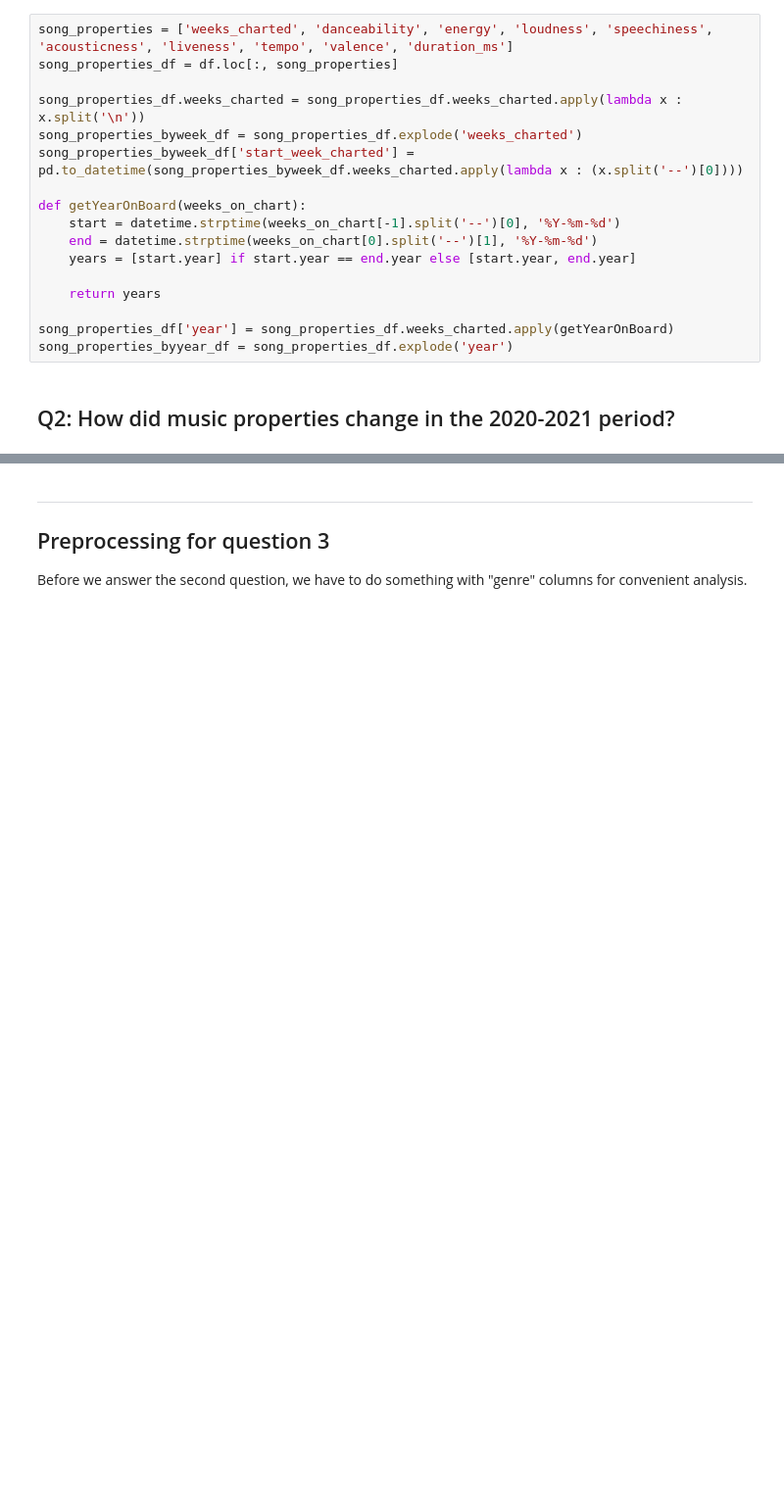
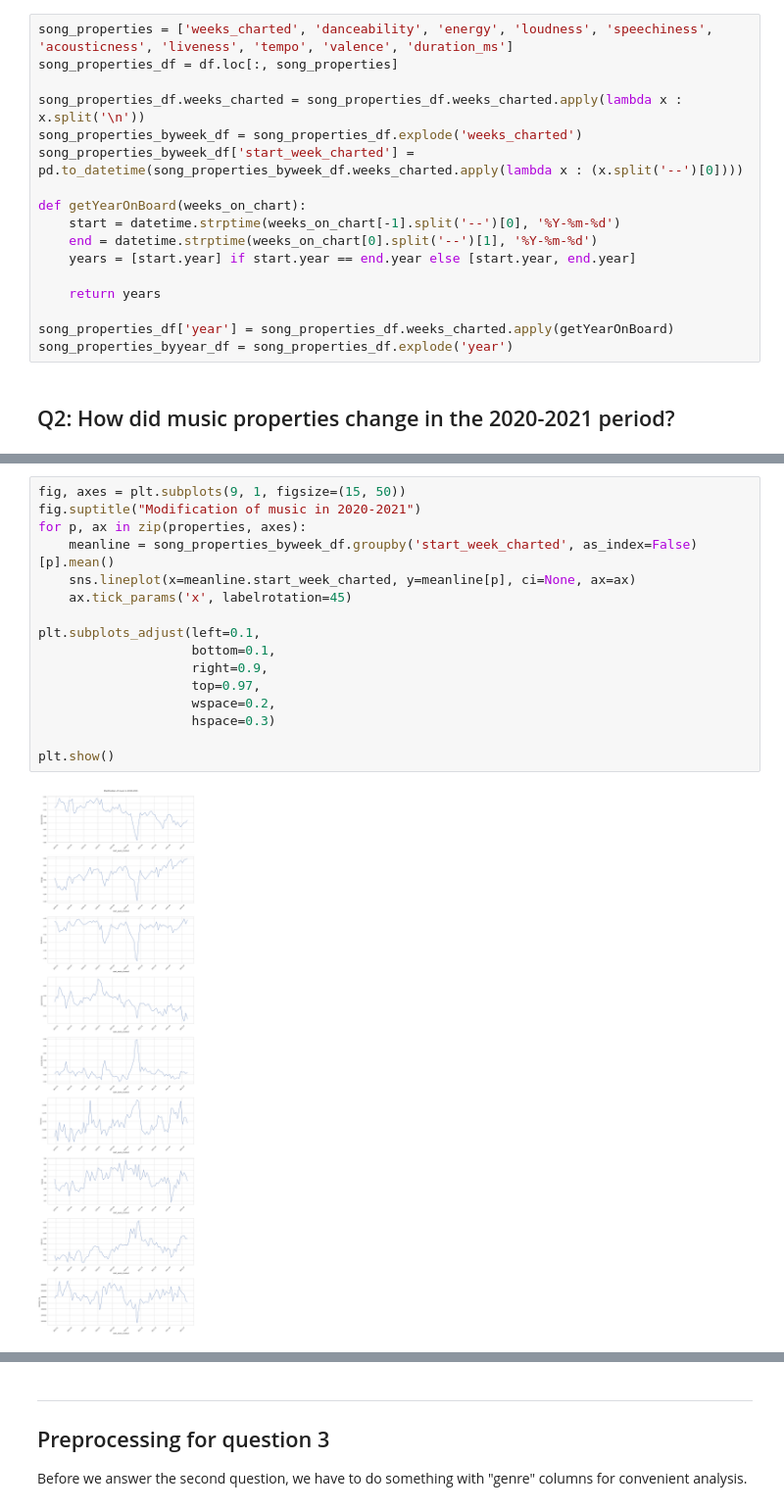
Before and after one commit to TrungTechh/HCMUS_CSC17104-Final-project, a Jupyter notebook: Final_project.ipynb, the cells around one changed output, grey strips where cells are left out. Shown at 98% size. Cells and saved outputs as stored; diff of their text form; blank space fills up the shorter version.

```diff
--- a/Final_project.ipynb
+++ b/Final_project.ipynb
@@ -530,2 +544,20 @@ plt.show()
+# %%
+fig, axes = plt.subplots(9, 1, figsize=(15, 50))
+fig.suptitle("Modification of music in 2020-2021")
+for p, ax in zip(properties, axes):
+    meanline = song_properties_byweek_df.groupby('start_week_charted', as_index=False)[p].mean()
+    sns.lineplot(x=meanline.start_week_charted, y=meanline[p], ci=None, ax=ax)
+    ax.tick_params('x', labelrotation=45)
+
+plt.subplots_adjust(left=0.1,
+                    bottom=0.1,
+                    right=0.9,
+                    top=0.97,
+                    wspace=0.2,
+                    hspace=0.3)
+
+plt.show()
+# %% [output]
+[figure, new version]
 # %% [markdown]
 From above plots, we can conclude:
```
Also changed, not shown: parts of 28 cells of this notebook.
